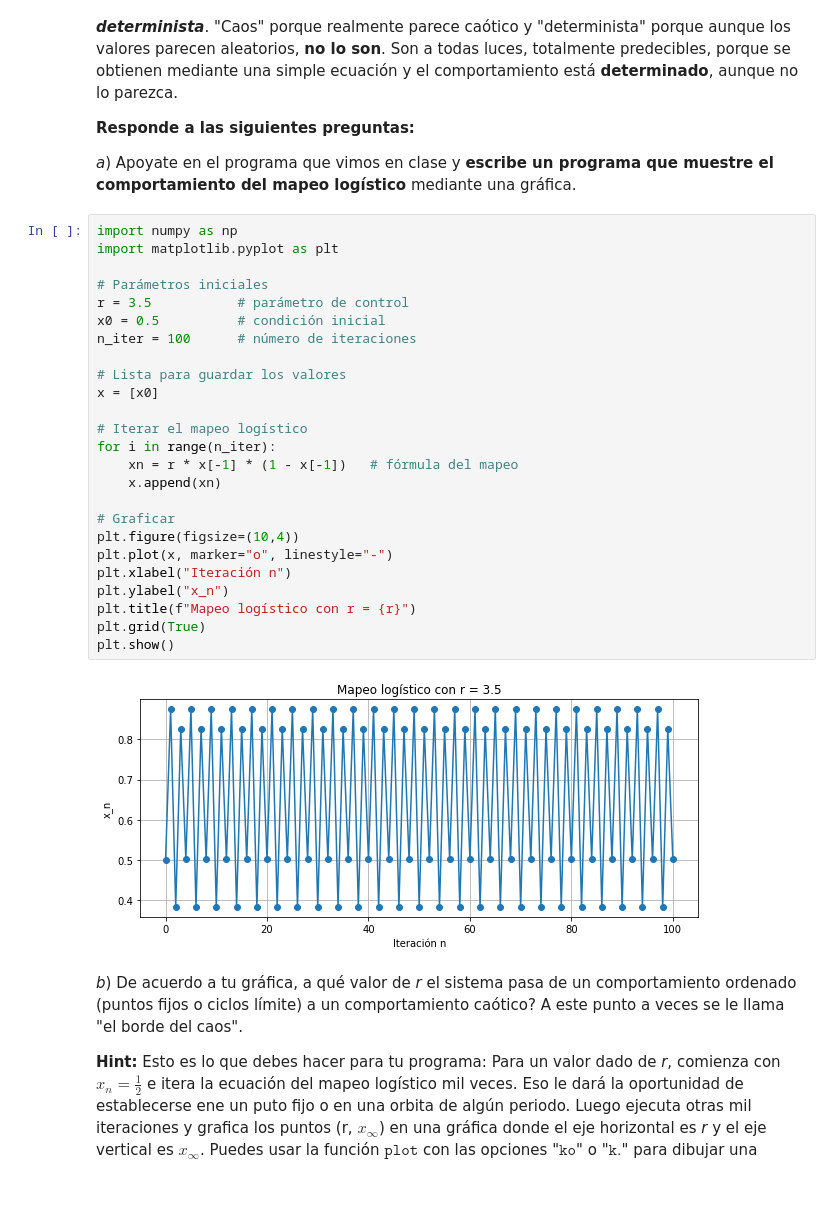
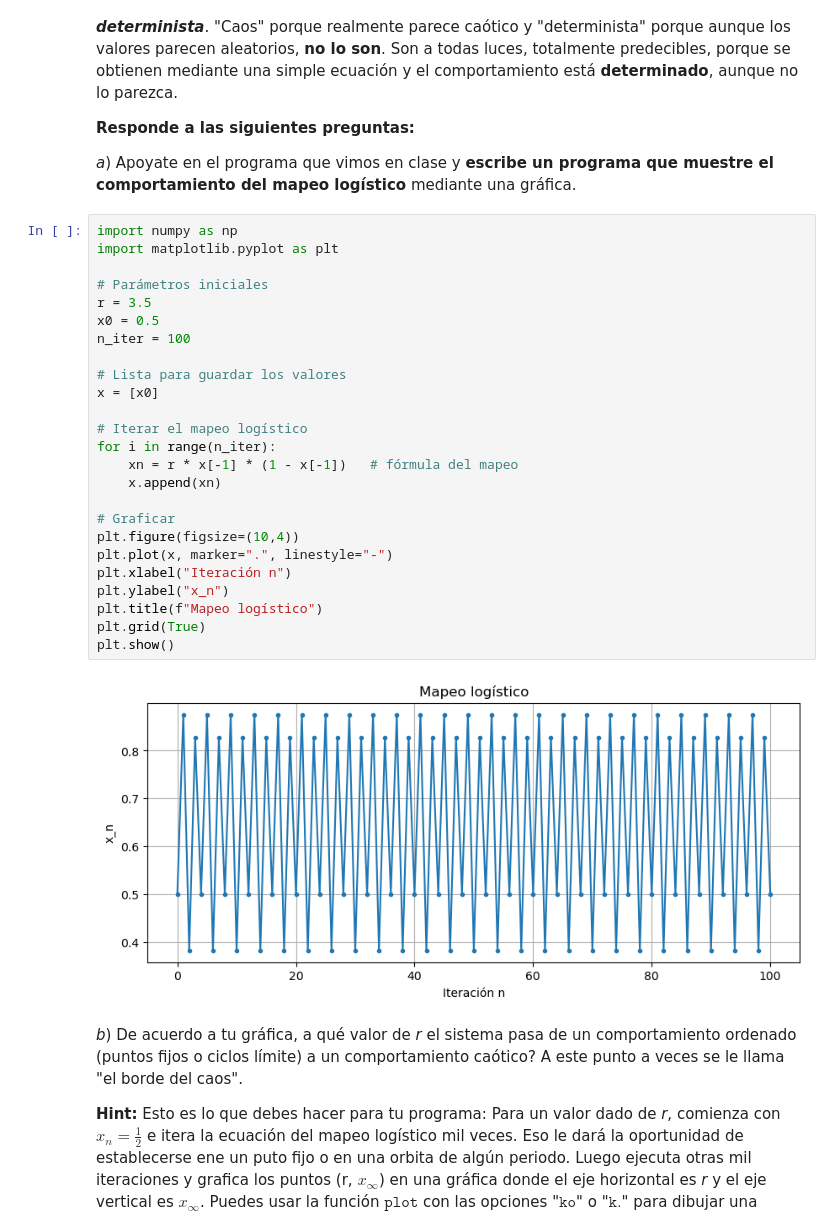
Before and after one commit to DANROK899/Repositorio_Fisica_Computacional, a Jupyter notebook: 1_ProgramacionPython/Tarea_3.ipynb, the cells around one changed output. Saved outputs shown, nothing was run; the diff lists cells and outputs as text; blank space fills up the shorter version.

```diff
--- a/1_ProgramacionPython/Tarea_3.ipynb
+++ b/1_ProgramacionPython/Tarea_3.ipynb
@@ -98,30 +98,30 @@ _a_) Apoyate en el programa que vimos en clase y **escribe un programa que muest
 # %%
 import numpy as np
 import matplotlib.pyplot as plt
 
 # Parámetros iniciales
-r = 3.5           # parámetro de control
-x0 = 0.5          # condición inicial
-n_iter = 100      # número de iteraciones
+r = 3.5
+x0 = 0.5
+n_iter = 100
 
 # Lista para guardar los valores
 x = [x0]
 
 # Iterar el mapeo logístico
 for i in range(n_iter):
     xn = r * x[-1] * (1 - x[-1])   # fórmula del mapeo
     x.append(xn)
 
 # Graficar
 plt.figure(figsize=(10,4))
-plt.plot(x, marker="o", linestyle="-")
+plt.plot(x, marker=".", linestyle="-")
 plt.xlabel("Iteración n")
 plt.ylabel("x_n")
-plt.title(f"Mapeo logístico con r = {r}")
+plt.title(f"Mapeo logístico")
 plt.grid(True)
 plt.show()
 # %% [output]
-[figure, old version]
+[figure, new version]
 # %% [markdown]
 _b_) De acuerdo a tu gráfica, a qué valor de _r_ el sistema pasa de un comportamiento ordenado (puntos fijos o ciclos límite) a un comportamiento caótico? A este punto a veces se le llama "el borde del caos".
 
```
Also changed, not shown: parts of 6 cells of this notebook, 6 other files.
